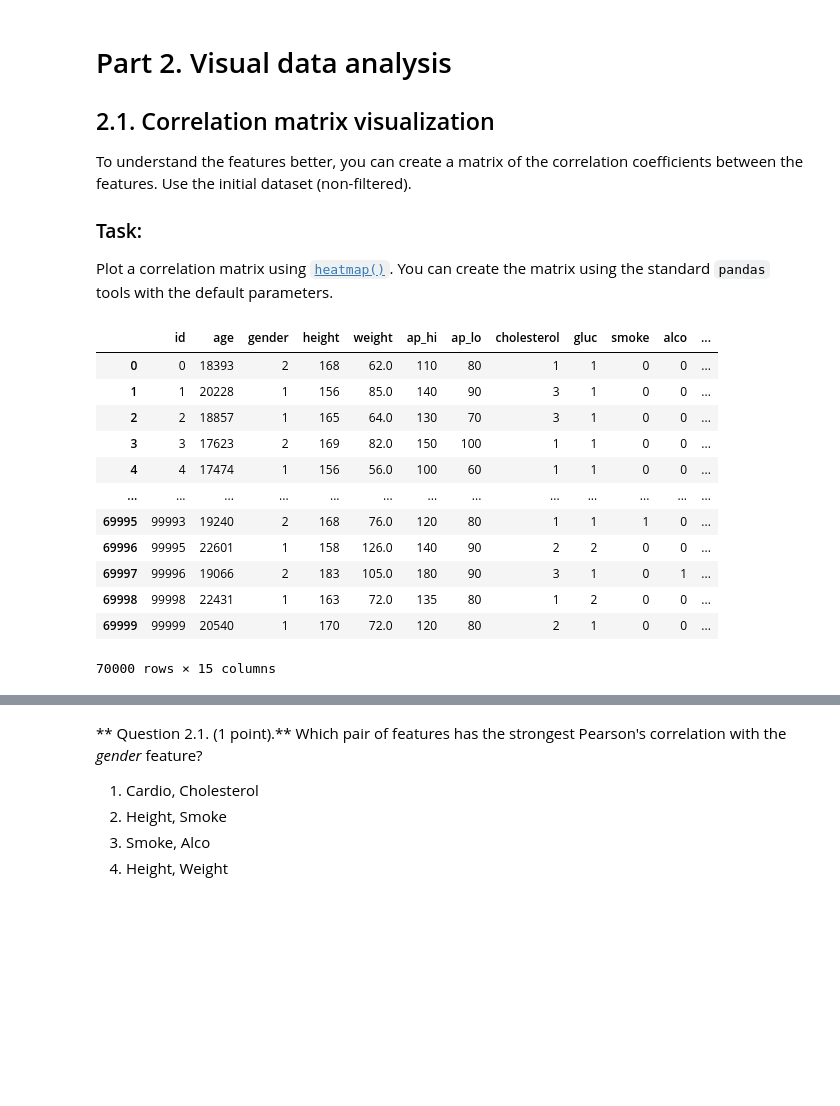
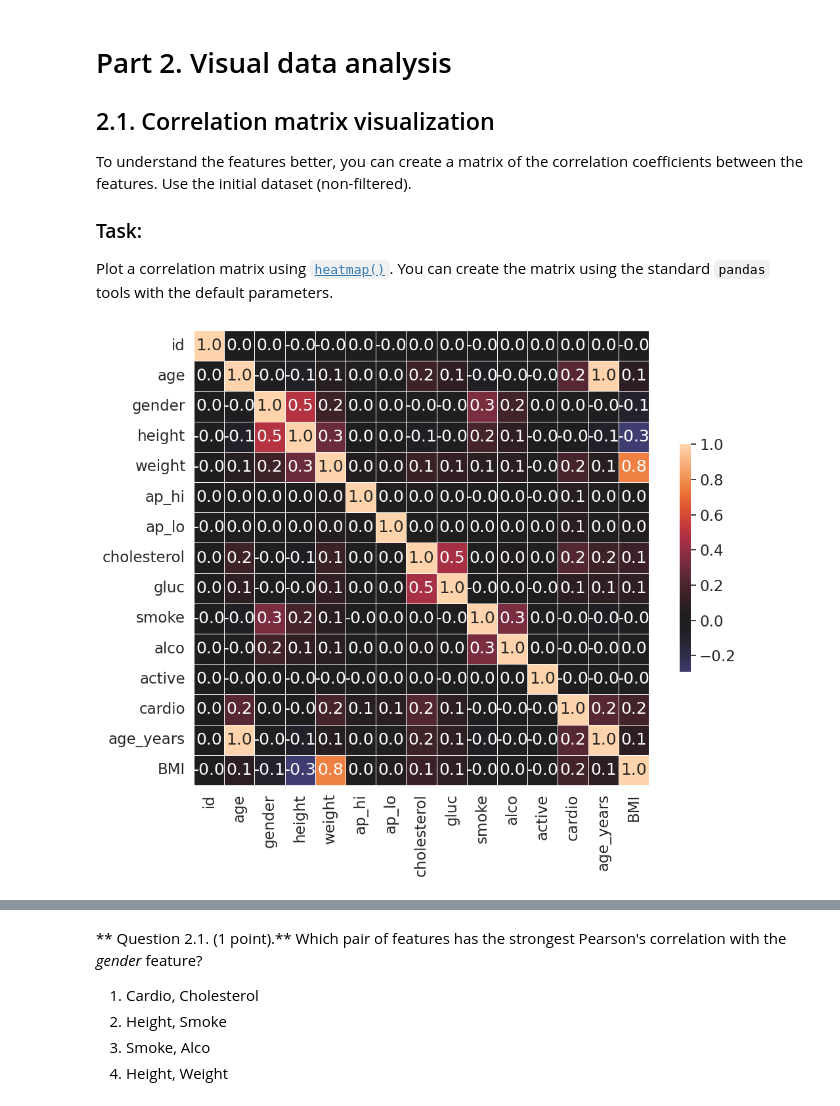
Before and after one commit to TaliyIvanov/ML_course.ai, a Jupyter notebook: a2-demo-analyzing-cardiovascular-data.ipynb, the cells around one changed output, grey strips where cells are left out. Saved outputs shown, nothing was run; the diff lists cells and outputs as text; code cells hidden in the pictures; blank space fills up the shorter version.

```diff
--- a/a2-demo-analyzing-cardiovascular-data.ipynb
+++ b/a2-demo-analyzing-cardiovascular-data.ipynb
@@ -513,20 +513,23 @@ To understand the features better, you can create a matrix of the correlation co
 ### Task:
 
 Plot a correlation matrix using [`heatmap()`](http://seaborn.pydata.org/generated/seaborn.heatmap.html). You can create the matrix using the standard `pandas` tools with the default parameters.
-# %%
-#Посчитаем корреляционную матрицу, метод pd.corr()
-df
-# %% [output]
-|  | id | age | gender | height | weight | ap_hi | ap_lo | cholesterol | gluc | smoke | alco | ... |
-| 0 | 0 | 18393 | 2 | 168 | 62.0 | 110 | 80 | 1 | 1 | 0 | 0 | ... |
-| 1 | 1 | 20228 | 1 | 156 | 85.0 | 140 | 90 | 3 | 1 | 0 | 0 | ... |
-| 2 | 2 | 18857 | 1 | 165 | 64.0 | 130 | 70 | 3 | 1 | 0 | 0 | ... |
-| 3 | 3 | 17623 | 2 | 169 | 82.0 | 150 | 100 | 1 | 1 | 0 | 0 | ... |
-| 4 | 4 | 17474 | 1 | 156 | 56.0 | 100 | 60 | 1 | 1 | 0 | 0 | ... |
-| ... | ... | ... | ... | ... | ... | ... | ... | ... | ... | ... | ... | ... |
-| 69995 | 99993 | 19240 | 2 | 168 | 76.0 | 120 | 80 | 1 | 1 | 1 | 0 | ... |
-| 69996 | 99995 | 22601 | 1 | 158 | 126.0 | 140 | 90 | 2 | 2 | 0 | 0 | ... |
-| 69997 | 99996 | 19066 | 2 | 183 | 105.0 | 180 | 90 | 3 | 1 | 0 | 1 | ... |
-| 69998 | 99998 | 22431 | 1 | 163 | 72.0 | 135 | 80 | 1 | 2 | 0 | 0 | ... |
-| 69999 | 99999 | 20540 | 1 | 170 | 72.0 | 120 | 80 | 2 | 1 | 0 | 0 | ... |
-70000 rows × 15 columns
+# %%
+# создание корреляционной матрицы 2 (способ получения данных через маски)
+df = filtered_df_1.copy()
+
+corr = df.corr(method="pearson")
+
+f, ax = plt.subplots(figsize=(12, 9))
+
+sns.heatmap(
+    corr,
+    vmax=1,
+    center=0,
+    annot=True,
+    fmt=".1f",
+    square=True,
+    linewidths=0.5,
+    cbar_kws={"shrink": 0.5},
+);
+# %% [output]
+[figure, added]
```
Also changed, not shown: parts of 3 cells of this notebook.
